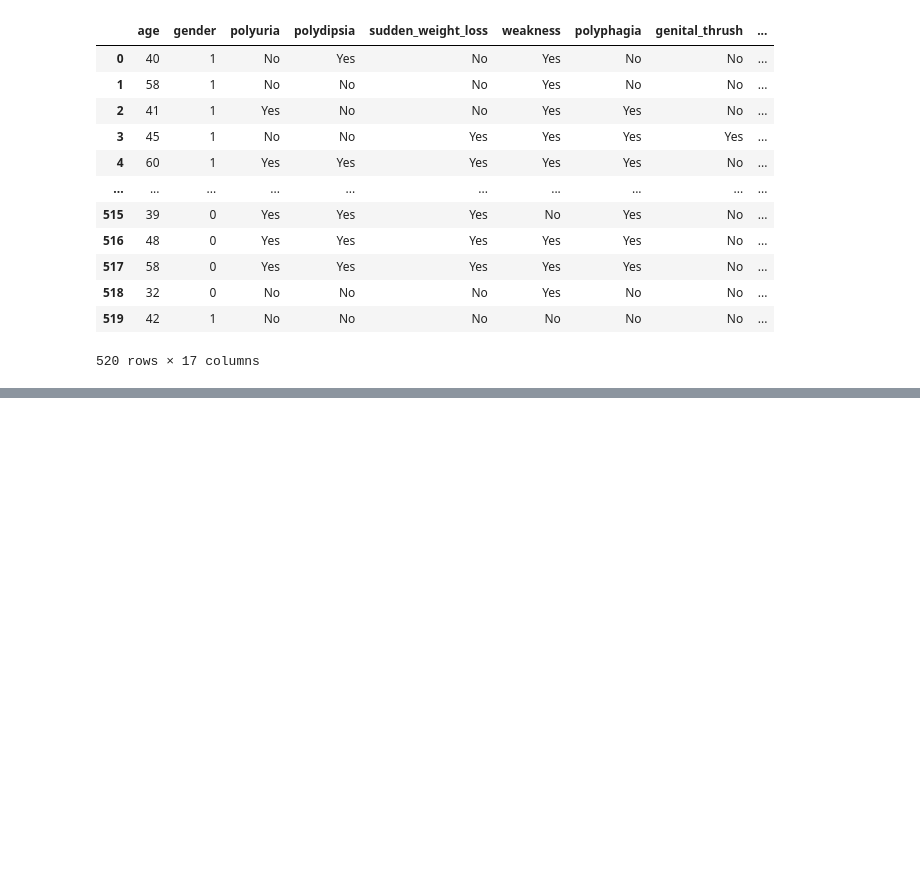
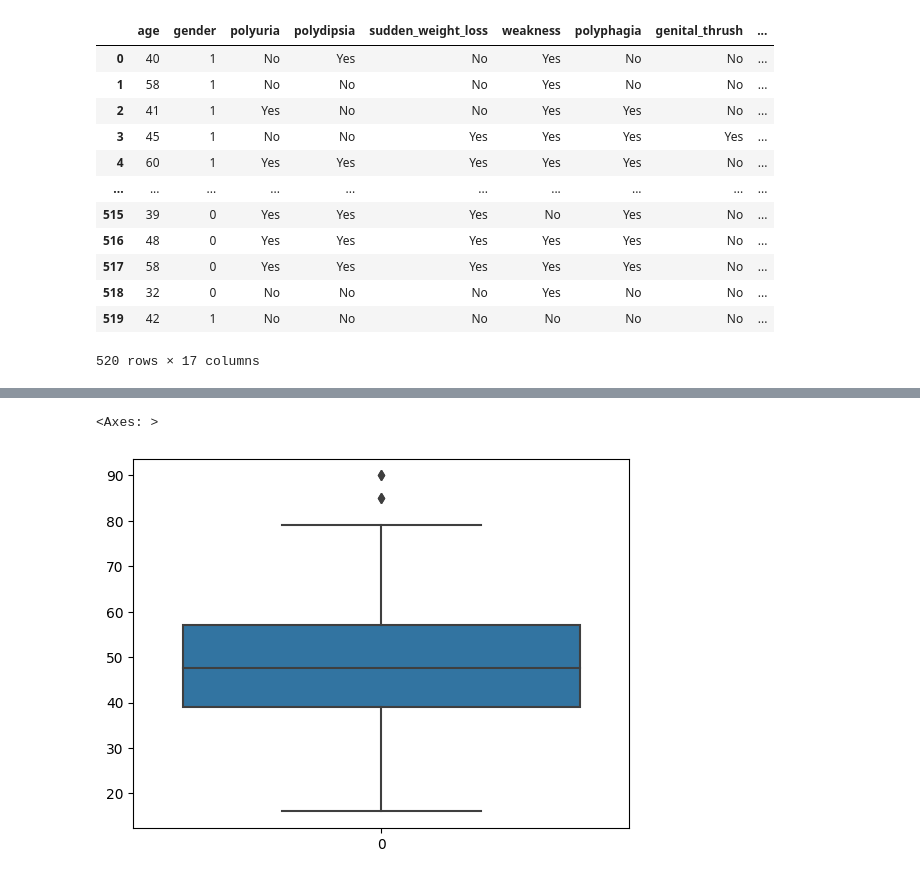
Before and after one commit to pistaacademy/ML_Model, a Jupyter notebook: ML Model.ipynb, the cells around one changed output, grey strips where cells are left out. Cells and saved outputs as stored; diff of their text form; code cells hidden in the pictures; blank space fills up the shorter version.

```diff
--- a/ML Model.ipynb
+++ b/ML Model.ipynb
@@ -173,0 +221,5 @@ df2
+# %%
+sns.boxplot(df['age'])
+# %% [output]
+<Axes: >
+[figure, added]
```
Also changed, not shown: parts of 12 cells of this notebook.
